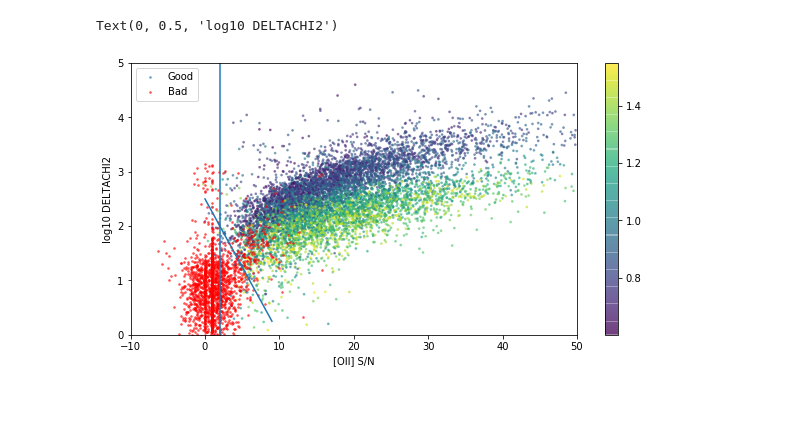
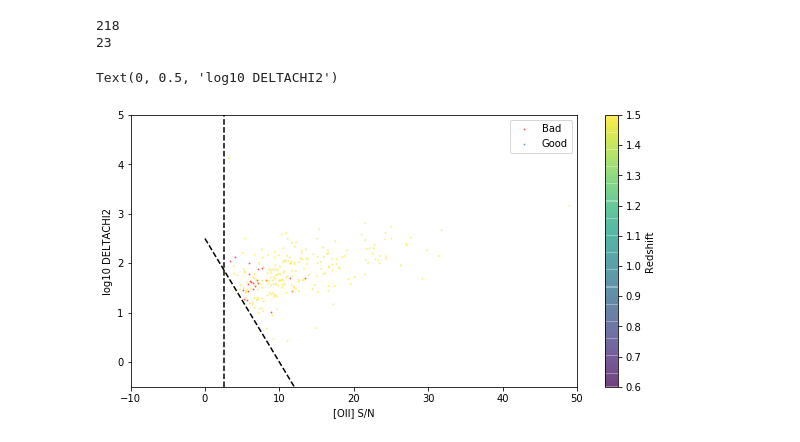
Before and after one commit to astro-blue/DESI_VI, a Jupyter notebook: SV_selection_algorithm/Parameter_exploration_with_SV1_catalog_with_Cascades_ELGs.ipynb, the cells around one changed output. Saved outputs shown, nothing was run; the diff lists cells and outputs as text; code cells hidden in the pictures; blank space fills up the shorter version.

```diff
--- a/SV_selection_algorithm/Parameter_exploration_with_SV1_catalog_with_Cascades_ELGs.ipynb
+++ b/SV_selection_algorithm/Parameter_exploration_with_SV1_catalog_with_Cascades_ELGs.ipynb
@@ -118,10 +125,17 @@ def plot_ELG_cc_plot(catalog):
 # %%
-#dataname = 'ELG_80606_Cascades_subsamples.fits'
-dataname ='ELG_80606_80608_OII.fits'
+#dataname = 'ELG_80610_Cascades_subsamples_v2.fits'
+dataname ='ELG_80606_80608_80610_OII.fits'
 
 dir = '/Users/tlan/Dropbox/Astro_Research/Projects_plots_notes/2020_DESI_visual_inspect/SV1/Cascades_subsamples/'
 SV_depth_catalog = pf.getdata(dir+dataname,1)
-SV_depth_catalog = SV_depth_catalog[(SV_depth_catalog['Z']>0.6) & (SV_depth_catalog['Z']<1.55)]
+#SV_depth_catalog = SV_depth_catalog[((SV_depth_catalog['Z']>1) & (SV_depth_catalog['Z']<1.55))]# & (SV_depth_catalog['SPECTYPE']=="b'GALAXY'")]
+SV_depth_catalog = SV_depth_catalog[(SV_depth_catalog['Z']>1.503) & (SV_depth_catalog['Z']<1.575) & (SV_depth_catalog['subset_id']==1)]
+
+#SV_depth_catalog = SV_depth_catalog[((SV_depth_catalog['Z']>1) & (SV_depth_catalog['Z']<1.497) & (SV_depth_catalog['zwarn_cas']==0)) | ((SV_depth_catalog['Z']>1.502) & (SV_depth_catalog['Z']<1.55))]# & (SV_depth_catalog['zwarn_cas']==0))]# & (SV_depth_catalog['SPECTYPE']=="b'GALAXY'")]
+#SV_depth_catalog = SV_depth_catalog[((SV_depth_catalog['Z']>1) & (SV_depth_catalog['Z']<1.4))]# & (SV_depth_catalog['zwarn_cas']==0))]
+#SV_depth_catalog = SV_depth_catalog[((SV_depth_catalog['Z']>1.4) & (SV_depth_catalog['Z']<1.497)) | ((SV_depth_catalog['Z']>1.502) & (SV_depth_catalog['Z']<1.55))]# | ((SV_depth_catalog['Z']>1.502) & (SV_depth_catalog['Z']<1.55))]# & (SV_depth_catalog['SPECTYPE']=="b'GALAXY'")]
+#SV_depth_catalog = SV_depth_catalog[((SV_depth_catalog['Z']>1.4) & (SV_depth_catalog['Z']<1.55))]# | ((SV_depth_catalog['Z']>1.502) & (SV_depth_catalog['Z']<1.55))]# | ((SV_depth_catalog['Z']>1.502) & (SV_depth_catalog['Z']<1.55))]# & (SV_depth_catalog['SPECTYPE']=="b'GALAXY'")]
+
 SV_depth_catalog_cut = SV_depth_catalog#[(SV_depth_catalog['DELTACHI2_cas']>20) & (SV_depth_catalog['Z']<1.3)]
 print('No cut at all')
 calculate_rate(SV_depth_catalog,SV_depth_catalog_cut)
@@ -132,12 +146,13 @@ print('DELTACHI2_cas>20')
 calculate_rate(SV_depth_catalog,SV_depth_catalog_cut)
 
 print('--------')
-SV_depth_catalog_cut = SV_depth_catalog[((-0.25*(SV_depth_catalog['FOII']/SV_depth_catalog['FOII_ERR'])+2.5)<np.log10(SV_depth_catalog['DELTACHI2_cas'])) & (SV_depth_catalog['FOII']/SV_depth_catalog['FOII_ERR']>2.5)]# & (SV_depth_catalog['Z']<1.3)]
+SV_depth_catalog_cut = SV_depth_catalog[((-0.25*(SV_depth_catalog['FOII']/SV_depth_catalog['FOII_ERR'])+2.5)<np.log10(SV_depth_catalog['DELTACHI2_cas'])) & (SV_depth_catalog['FOII']/SV_depth_catalog['FOII_ERR']>2.5) & (SV_depth_catalog['FOII']>0)]# & (SV_depth_catalog['zwarn_cas']<=4)]# & (SV_depth_catalog['Z']<1.3)]
 print('slope')
+good_catalog,bad_catalog,bad_1,bad_2=good_robust_redrock_redshift(SV_depth_catalog_cut)
 calculate_rate(SV_depth_catalog,SV_depth_catalog_cut)
 
 print('--------')
-SV_depth_catalog_cut = SV_depth_catalog[(SV_depth_catalog['DELTACHI2_cas']>28)]# & (SV_depth_catalog['Z']<1.65)]
+SV_depth_catalog_cut = SV_depth_catalog[(SV_depth_catalog['DELTACHI2_cas']>40)]# & (SV_depth_catalog['Z']<1.65)]
 print('DELTACHI2_cas>28')
 calculate_rate(SV_depth_catalog,SV_depth_catalog_cut)
 
@@ -274,22 +297,33 @@ array([4, 0, 4, 4, 4, 4, 4, 4, 0, 4, 0, 4, 4, 4, 4, 4, 4, 4, 4, 4, 4, 4,
 # %%
-SV_depth_catalog = SV_depth_catalog[(SV_depth_catalog['Z']<1.55) & (SV_depth_catalog['Z']>0.6)]
-good_catalog,bad_catalog,bad_1,bad_2=good_robust_redrock_redshift(SV_depth_catalog)
+SV_depth_catalog = pf.getdata(dir+dataname,1)
+SV_depth_catalog = SV_depth_catalog[(SV_depth_catalog['Z']<1.575) & (SV_depth_catalog['Z']>1.502) & (SV_depth_catalog['subset_id']==1)]
+#SV_depth_catalog = SV_depth_catalog[((SV_depth_catalog['Z']>1) & (SV_depth_catalog['Z']<1.497)) | ((SV_depth_catalog['Z']>1.502) & (SV_depth_catalog['Z']<1.55))]# & (SV_depth_catalog['SPECTYPE']=="b'GALAXY'")]
+#SV_depth_catalog = SV_depth_catalog[((SV_depth_catalog['Z']>1.4) & (SV_depth_catalog['Z']<1.497)) | ((SV_depth_catalog['Z']>1.502) & (SV_depth_catalog['Z']<1.55))]# | ((SV_depth_catalog['Z']>1.502) & (SV_depth_catalog['Z']<1.55))]# & (SV_depth_catalog['SPECTYPE']=="b'GALAXY'")]
+SV_depth_catalog_cut = SV_depth_catalog[((-0.25*(SV_depth_catalog['FOII']/SV_depth_catalog['FOII_ERR'])+2.5)<np.log10(SV_depth_catalog['DELTACHI2_cas'])) & (SV_depth_catalog['FOII']/SV_depth_catalog['FOII_ERR']>2.5) & (SV_depth_catalog['FOII']>0)]# & (SV_depth_catalog['zwarn_cas']<=4)]# & (SV_depth_catalog['Z']<1.3)]
 
+good_catalog,bad_catalog,bad_1,bad_2=good_robust_redrock_redshift(SV_depth_catalog_cut)
+print(len(good_catalog))
+print(len(bad_catalog))
 plt.figure(figsize=(10,5))
-plt.scatter(good_catalog['FOII']/good_catalog['FOII_ERR'],np.log10(good_catalog['DELTACHI2_cas']),c=good_catalog['Z'],s=3,alpha=0.5,label='Good')
-plt.colorbar()
-plt.scatter(bad_catalog['FOII']/bad_catalog['FOII_ERR'],np.log10(bad_catalog['DELTACHI2_cas']),color='r',s=3,alpha=0.5,label='Bad')
+plt.scatter(bad_catalog['FOII']/bad_catalog['FOII_ERR'],np.log10(bad_catalog['DELTACHI2_cas']),color='r',s=1,alpha=0.5,label='Bad')
+
+plt.scatter(good_catalog['FOII']/good_catalog['FOII_ERR'],np.log10(good_catalog['DELTACHI2_cas']),c=good_catalog['Z'],s=1,vmax=1.5,vmin=0.6,alpha=0.5,label='Good')
+plt.colorbar(label='Redshift')
 #plt.scatter(bad_1['Z'],np.log10(bad_1['DELTACHI2_cas']),color='b',s=3,alpha=1,label='Bad 1')
 
 plt.legend()
 plt.xlim(-10,50)
 plt.ylim(0,5)
-x = np.arange(0,10)
+x = np.arange(0,20)
 y = -0.25*x+2.5
-plt.plot(x,y)
-plt.axvline(2)
+plt.plot(x,y,ls='--',color='black')
+plt.axvline(2.5,ls='--',color='black')
+plt.xlim(-10,50)
+plt.ylim(-0.5,5)
 plt.xlabel('[OII] S/N')
 plt.ylabel('log10 DELTACHI2')
 # %% [output]
-Text(0, 0.5, 'log10 DELTACHI2')
+218
+23
+Text(0, 0.5, 'log10 DELTACHI2')
-[figure, old version]
+[figure, new version]
```
Also changed, not shown: parts of 26 cells of this notebook, 1 other file.
